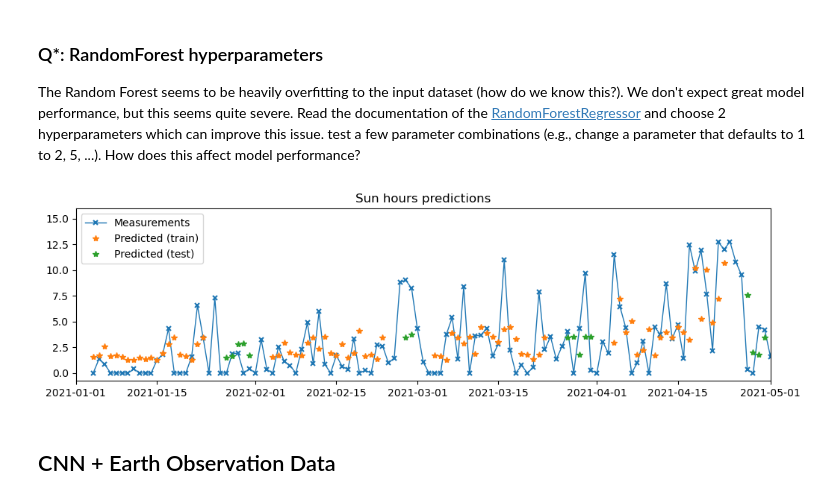
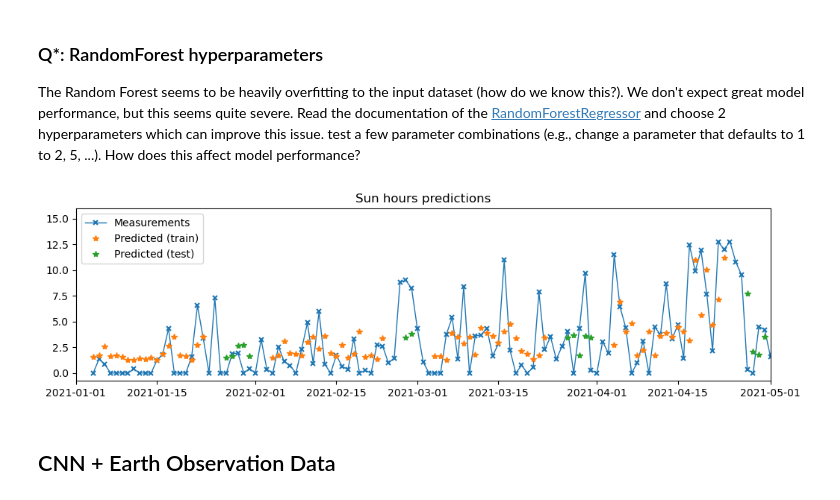
Before and after one commit to lillif/IECDT_EarthObservation, a Jupyter notebook: challenges/sunny-oxford/aopp-weather-station.ipynb, the cells around one changed output. Drawn from its saved outputs; the diff is of its cells as text; code cells hidden in the pictures.

Commit message:
changed input data to processed csv

```diff
--- a/challenges/sunny-oxford/aopp-weather-station.ipynb
+++ b/challenges/sunny-oxford/aopp-weather-station.ipynb
@@ -139,0 +39,4 @@ daily_sun_df.head()
+# %%
+daily_variables = pd.read_csv('../../data/aopp-weatherstation/2021_measurements.csv')
+daily_variables['date'] = pd.to_datetime(daily_variables['date'])
+daily_variables.head()
@@ -219,7 +129,7 @@ def _timeseries_for_continuous_data(df: pd.DataFrame,
 
 
 def create_timeseries_dataset(df: pd.DataFrame,
-                              target_column: str = 'sun per day',
+                              target_column: str = 'total_sun_per_day',
                               inputs_length: int = 3) -> tuple[np.ndarray, np.ndarray]:
     """
     Function to create a time series dataset from a DataFrame.
@@ -303,11 +213,11 @@ def plot_time_series_predictions(
 ## Random Forest Regression
 # %%
 # split the data into training and test sets
-df_train, df_test = get_test_train_split_df(daily_sun_df)
+df_train, df_test = get_test_train_split_df(daily_variables)
 
 # create input and output matrices for the training and test timeseries datasets
-X_train, y_train, y_dates_train = create_timeseries_dataset(df_train, target_column='sun per day', inputs_length=3)
-X_test, y_test, y_dates_test = create_timeseries_dataset(df_test, target_column='sun per day', inputs_length=3)
+X_train, y_train, y_dates_train = create_timeseries_dataset(df_train, target_column='total_sun_per_day', inputs_length=3)
+X_test, y_test, y_dates_test = create_timeseries_dataset(df_test, target_column='total_sun_per_day', inputs_length=3)
 # %%
 # create and train the model
 model = RandomForestRegressor()
@@ -350,19 +260,19 @@ Test MSE: 9.92
 The Random Forest seems to be heavily overfitting to the input dataset (how do we know this?). We don't expect great model performance, but this seems quite severe. Read the documentation of the [RandomForestRegressor](https://scikit-learn.org/dev/modules/generated/sklearn.ensemble.RandomForestRegressor.html) and choose 2 hyperparameters which can improve this issue. test a few parameter combinations (e.g., change a parameter that defaults to 1 to 2, 5, ...). How does this affect model performance?
 # %%
 plot_time_series_predictions(
-    y_true=daily_sun_df['sun per day'][3:],
-    y_dates=daily_sun_df['date'][3:],
+    y_true=daily_variables['total_sun_per_day'][3:],
+    y_dates=daily_variables['date'][3:],
     y_pred_train=y_pred_train,
     y_pred_test=y_pred_test,
     y_dates_train=y_dates_train,
     y_dates_test=y_dates_test,
     xlim=(pd.Timestamp('2021-01-01'), pd.Timestamp('2021-05-01'))
 )
 
 plt.title('Sun hours predictions')
 plt.show()
 # %% [output]
-[figure, old version]
+[figure, new version]
 # %% [markdown]
 ## CNN + Earth Observation Data
 # %%
```
Also changed, not shown: parts of 10 cells of this notebook.
